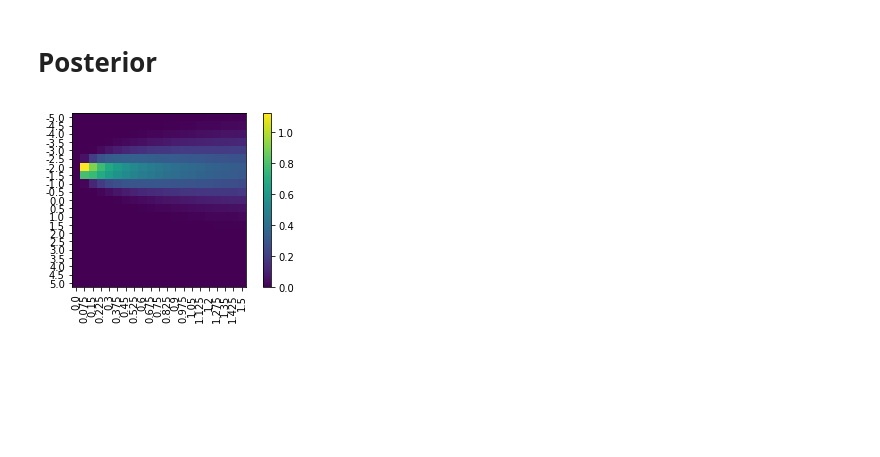
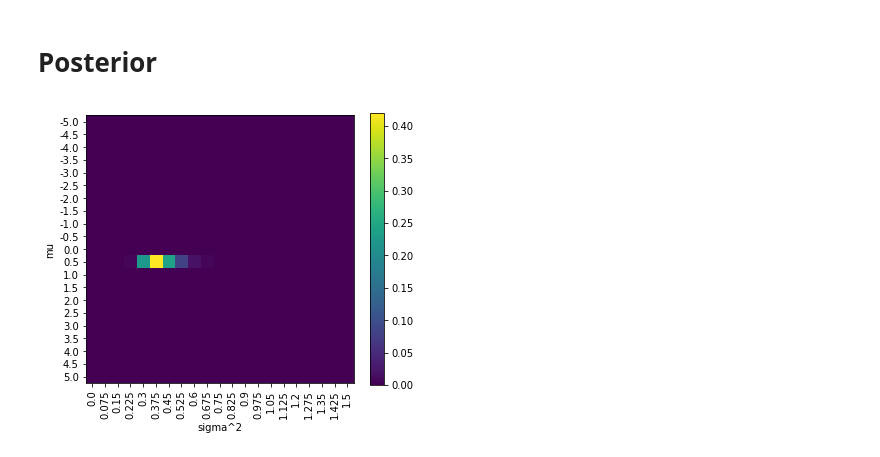
Before and after one commit to thomasarmstrong98/ODE_statistical_inference, a Jupyter notebook: grid_approx_two_param_normal.ipynb, the cells around one changed output. Saved outputs shown, nothing was run; the diff lists cells and outputs as text; code cells hidden in the pictures; blank space fills up the shorter version.

```diff
--- a/grid_approx_two_param_normal.ipynb
+++ b/grid_approx_two_param_normal.ipynb
@@ -16,7 +16,7 @@ Where $\mu_0$, $a$, $b$, $\sigma_0^2$ are fixed constants
 # %% [markdown]
 # Priors
 # %%
-a, b = 2, 0
+a, b = 3, 0
 v, phi = 0, 2
 # %%
 u = norm.rvs(v, phi)
@@ -72,22 +74,23 @@ for y_val in y:
         for j in  range(len(s_grid)):
             lik_mat[i,j] = likelihood(y_val, u_grid[i], pow(s_grid[j], 0.5))
             lik_mat = np.nan_to_num(lik_mat)
-    post_mat = (lik_mat @ prior) / np.nan_to_num(sum(lik_mat @ prior))
+    post_mat = (lik_mat * prior) / np.nan_to_num((lik_mat * prior).sum())
     post_mat = np.nan_to_num(post_mat)
     prior = post_mat
 # %%
-fig = plt.figure(figsize=(6, 3.2))
+fig = plt.figure(figsize=(6, 5))
 ax = fig.add_subplot(111)
-plt.imshow(lik_mat)
+plt.imshow(post_mat)
 plt.colorbar(orientation='vertical')
 ax.set_xticklabels(s_grid)
 plt.xticks(range(len(s_grid)), rotation = 90)
 ax.set_yticklabels(u_grid)
 plt.yticks(range(len(u_grid)))
-
+plt.xlabel("sigma^2")
+plt.ylabel("mu")
 plt.show()
 # %% [output]
-[figure, old version]
+[figure, new version]
 # %%
 u
 # %% [output]
```
Also changed, not shown: parts of 10 cells of this notebook.
